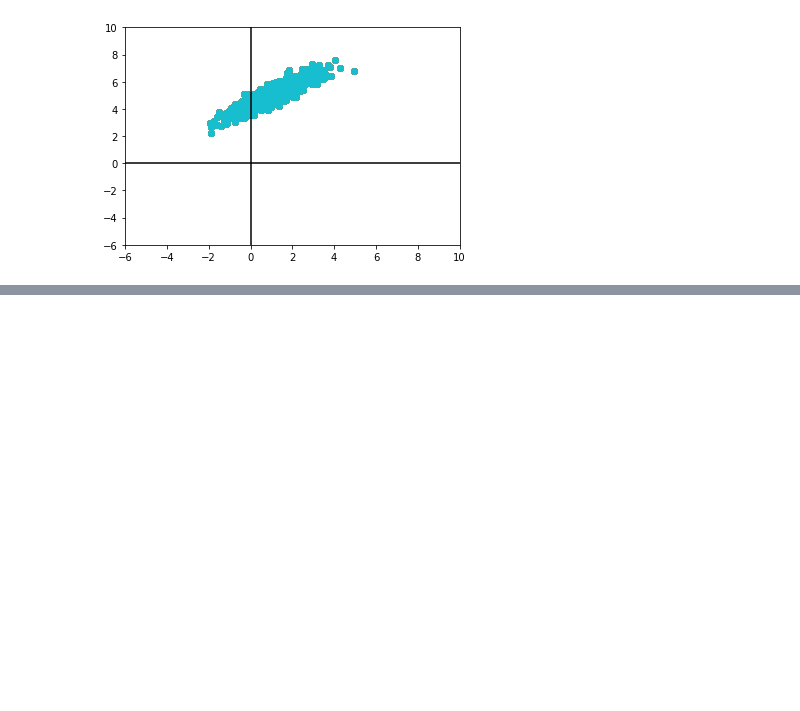
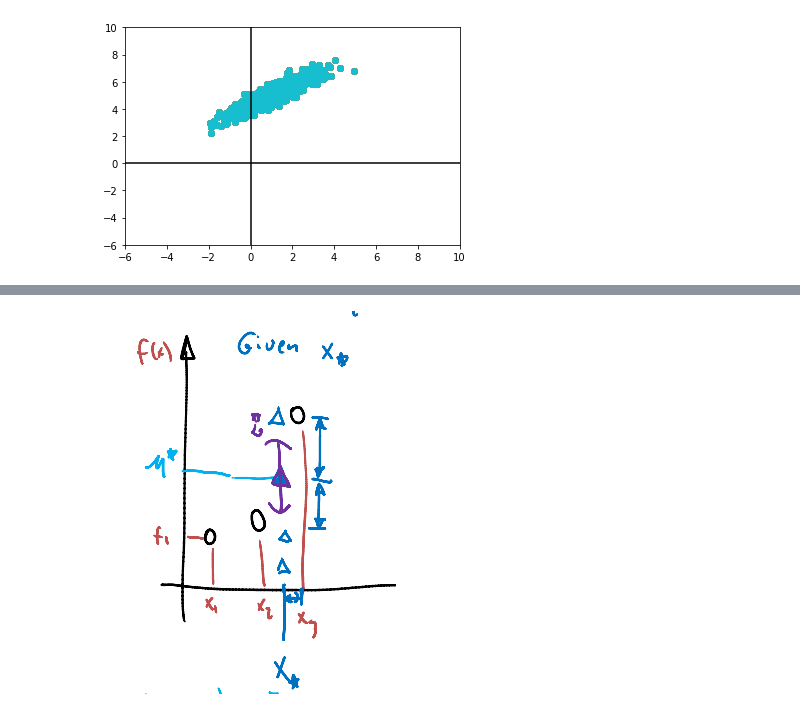
Before and after one commit to rmania/datascience, a Jupyter notebook: ubc_ml/Bayesian_learning2_Gaussian_processes.ipynb, the cells around one changed output, grey strips where cells are left out. Cells and saved outputs as stored; diff of their text form; code cells hidden in the pictures; blank space fills up the shorter version.

```diff
--- a/ubc_ml/Bayesian_learning2_Gaussian_processes.ipynb
+++ b/ubc_ml/Bayesian_learning2_Gaussian_processes.ipynb
@@ -11,6 +11,10 @@ http://www.cs.ubc.ca/~nando/540-2013/lectures/l6.pdf
 import numpy as np
 import matplotlib.pyplot as plt
 import math
+from IPython.display import Image
+
+# path to png's
+PATH = 'C:\\Users\\Egbert\\datascience\\ubc_ml\\tut_png\\bayesian_learning\\'
 # %% [markdown]
 - Intro:
 
@@ -232,0 +288,4 @@ if __name__ == "__main__":
+# %%
+Image(filename = PATH + "gaussian_basics.png", width=300, height=50)
+# %% [output]
+[figure, added]
```
Also changed, not shown: parts of 6 cells of this notebook.
